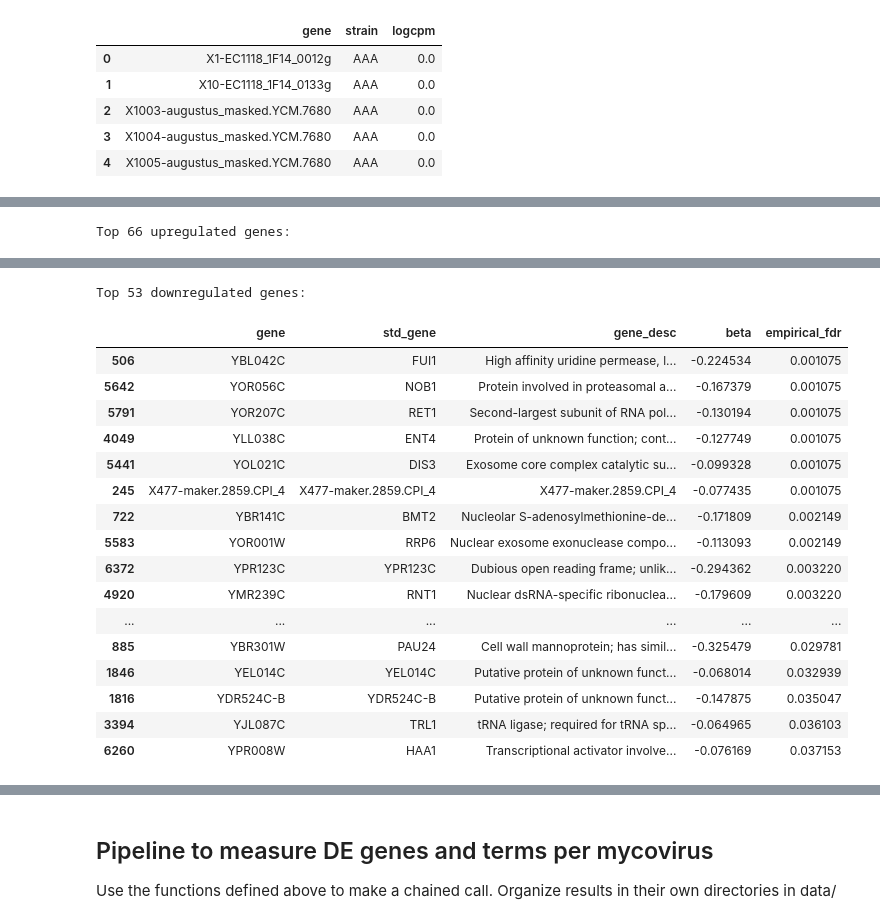
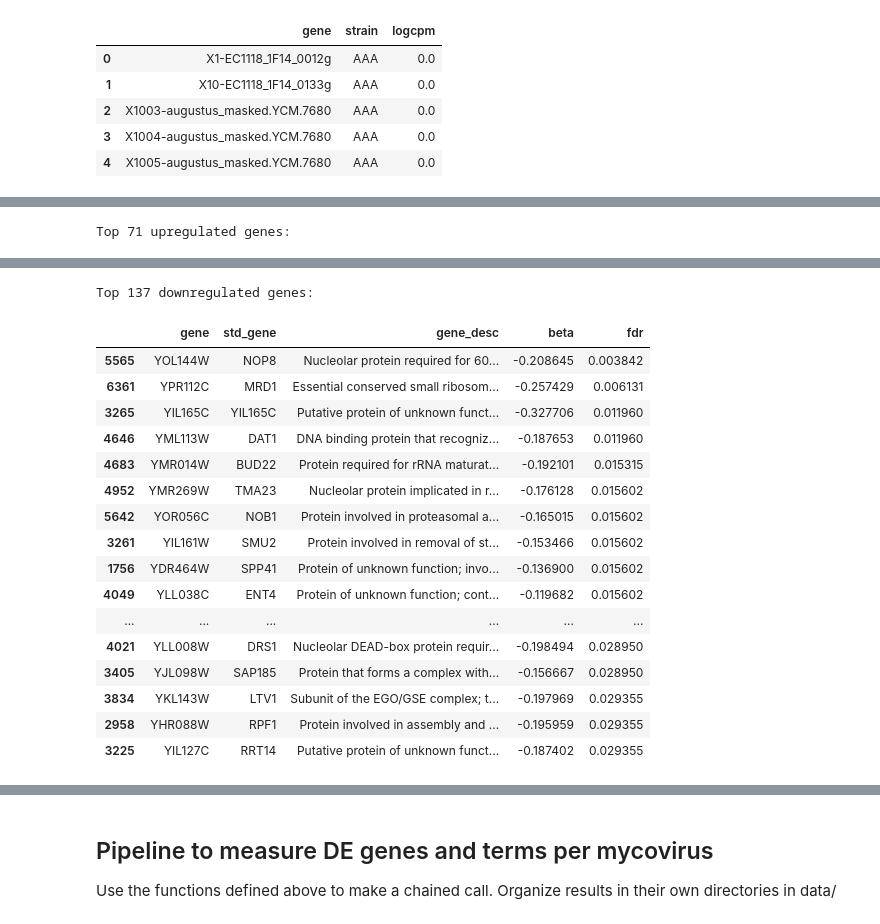
Before and after one commit to irahorecka/yeastvirome, a Jupyter notebook: jupyter/lmm.ipynb, the cells around one changed output, grey strips where cells are left out. Drawn from its saved outputs; the diff is of its cells as text; code cells hidden in the pictures.

```diff
--- a/jupyter/lmm.ipynb
+++ b/jupyter/lmm.ipynb
@@ -696,16 +995,18 @@ display(top_down[["gene", "std_gene", 'gene_desc', "beta", "empirical_fdr"]]
 # %%
-# Now display with std_gene included
+# Redundant display block for quick re-view (run the DEG summary cell first)
+if "top_up" not in globals() or "top_down" not in globals():
+    raise NameError("Run the DEG summary cell first (the cell that defines top_up/top_down).")
+
 print(f"\nTop {len(top_up)} upregulated genes:")
 display(
-    top_up[["gene", "std_gene", 'gene_desc', "beta", "empirical_fdr"]]
-    # .sort_values("beta", ascending=False).head(40)
-    .sort_values(["empirical_fdr", 'beta'], ascending=[True, False]).head(40)
+    top_up[["gene", "std_gene", "gene_desc", "beta", "fdr"]]
+    .sort_values(["fdr", "beta"], ascending=[True, False]).head(40)
 )
 
 print(f"\nTop {len(top_down)} downregulated genes:")
-display(top_down[["gene", "std_gene", 'gene_desc', "beta", "empirical_fdr"]]
-    # .sort_values("beta", ascending=True).head(40)
-    .sort_values(["empirical_fdr", 'beta'], ascending=[True, True]).head(40)
-   )
+display(
+    top_down[["gene", "std_gene", "gene_desc", "beta", "fdr"]]
+    .sort_values(["fdr", "beta"], ascending=[True, True]).head(40)
+)
 # %% [output]
-Top 66 upregulated genes:
+Top 71 upregulated genes:
@@ -729,21 +1030,21 @@ Top 66 upregulated genes:
-Top 53 downregulated genes:
+Top 137 downregulated genes:
-|  | gene | std_gene | gene_desc | beta | empirical_fdr |
-| 506 | YBL042C | FUI1 | High affinity uridine permease, l... | -0.224534 | 0.001075 |
-| 5642 | YOR056C | NOB1 | Protein involved in proteasomal a... | -0.167379 | 0.001075 |
-| 5791 | YOR207C | RET1 | Second-largest subunit of RNA pol... | -0.130194 | 0.001075 |
-| 4049 | YLL038C | ENT4 | Protein of unknown function; cont... | -0.127749 | 0.001075 |
-| 5441 | YOL021C | DIS3 | Exosome core complex catalytic su... | -0.099328 | 0.001075 |
-| 245 | X477-maker.2859.CPI_4 | X477-maker.2859.CPI_4 | X477-maker.2859.CPI_4 | -0.077435 | 0.001075 |
-| 722 | YBR141C | BMT2 | Nucleolar S-adenosylmethionine-de... | -0.171809 | 0.002149 |
-| 5583 | YOR001W | RRP6 | Nuclear exosome exonuclease compo... | -0.113093 | 0.002149 |
-| 6372 | YPR123C | YPR123C | Dubious open reading frame; unlik... | -0.294362 | 0.003220 |
-| 4920 | YMR239C | RNT1 | Nuclear dsRNA-specific ribonuclea... | -0.179609 | 0.003220 |
+|  | gene | std_gene | gene_desc | beta | fdr |
+| 5565 | YOL144W | NOP8 | Nucleolar protein required for 60... | -0.208645 | 0.003842 |
+| 6361 | YPR112C | MRD1 | Essential conserved small ribosom... | -0.257429 | 0.006131 |
+| 3265 | YIL165C | YIL165C | Putative protein of unknown funct... | -0.327706 | 0.011960 |
+| 4646 | YML113W | DAT1 | DNA binding protein that recogniz... | -0.187653 | 0.011960 |
+| 4683 | YMR014W | BUD22 | Protein required for rRNA maturat... | -0.192101 | 0.015315 |
+| 4952 | YMR269W | TMA23 | Nucleolar protein implicated in r... | -0.176128 | 0.015602 |
+| 5642 | YOR056C | NOB1 | Protein involved in proteasomal a... | -0.165015 | 0.015602 |
+| 3261 | YIL161W | SMU2 | Protein involved in removal of st... | -0.153466 | 0.015602 |
+| 1756 | YDR464W | SPP41 | Protein of unknown function; invo... | -0.136900 | 0.015602 |
+| 4049 | YLL038C | ENT4 | Protein of unknown function; cont... | -0.119682 | 0.015602 |
 | ... | ... | ... | ... | ... | ... |
-| 885 | YBR301W | PAU24 | Cell wall mannoprotein; has simil... | -0.325479 | 0.029781 |
-| 1846 | YEL014C | YEL014C | Putative protein of unknown funct... | -0.068014 | 0.032939 |
-| 1816 | YDR524C-B | YDR524C-B | Putative protein of unknown funct... | -0.147875 | 0.035047 |
-| 3394 | YJL087C | TRL1 | tRNA ligase; required for tRNA sp... | -0.064965 | 0.036103 |
-| 6260 | YPR008W | HAA1 | Transcriptional activator involve... | -0.076169 | 0.037153 |
+| 4021 | YLL008W | DRS1 | Nucleolar DEAD-box protein requir... | -0.198494 | 0.028950 |
+| 3405 | YJL098W | SAP185 | Protein that forms a complex with... | -0.156667 | 0.028950 |
+| 3834 | YKL143W | LTV1 | Subunit of the EGO/GSE complex; t... | -0.197969 | 0.029355 |
+| 2958 | YHR088W | RPF1 | Protein involved in assembly and ... | -0.195959 | 0.029355 |
+| 3225 | YIL127C | RRT14 | Putative protein of unknown funct... | -0.187402 | 0.029355 |
 # %%
 import matplotlib.pyplot as plt
 import numpy as np
```
Also changed, not shown: parts of 27 cells of this notebook.
